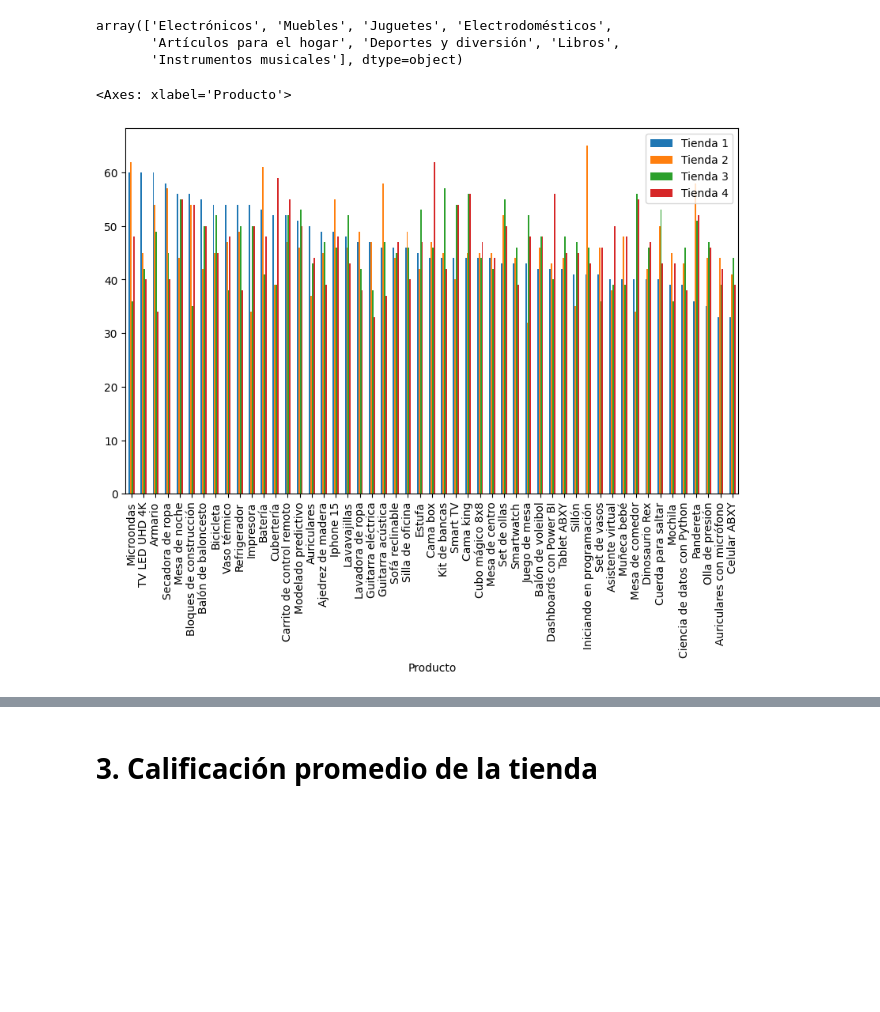
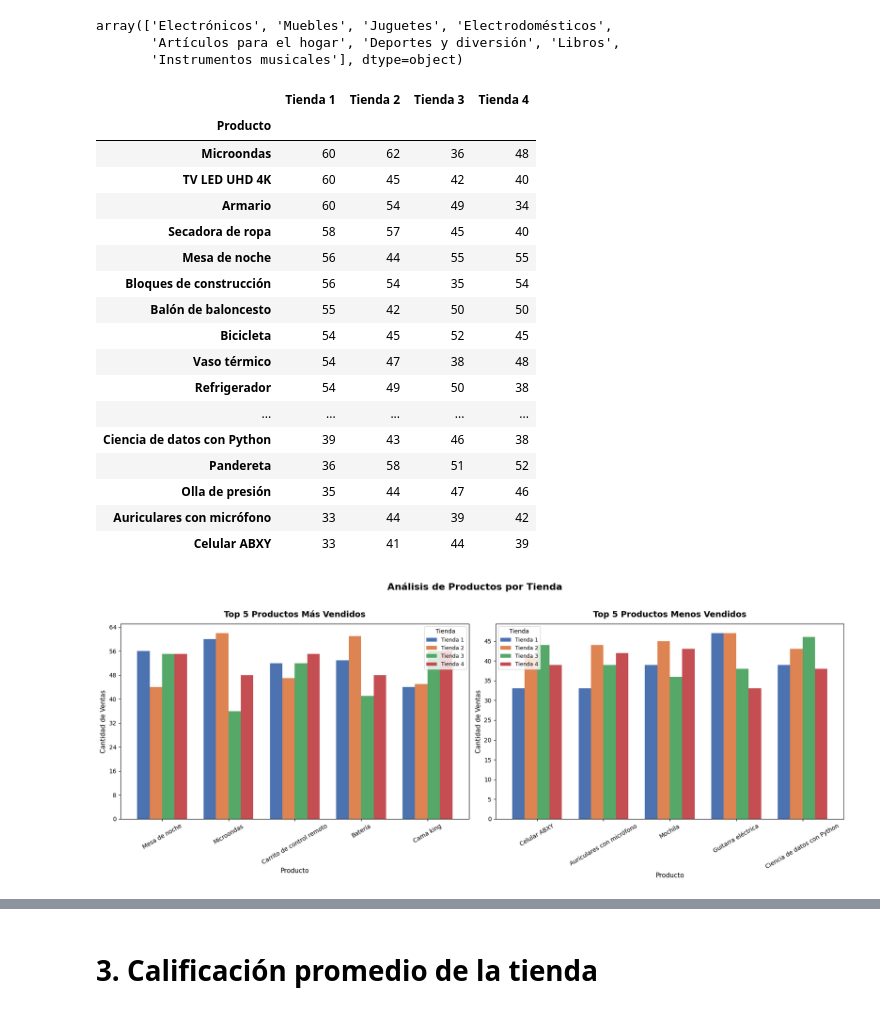
Before and after one commit to Joshep-c/alura-store-sales-analysis, a Jupyter notebook: AluraStoreLatam.ipynb, the cells around one changed output, grey strips where cells are left out. Drawn from its saved outputs; the diff is of its cells as text; code cells hidden in the pictures; blank space fills up the shorter version.

```diff
--- a/AluraStoreLatam.ipynb
+++ b/AluraStoreLatam.ipynb
@@ -69,11 +92,61 @@ comparacion_productos = pd.concat(
 
 comparacion_productos.columns = ['Tienda 1', 'Tienda 2', 'Tienda 3', 'Tienda 4']
 comparacion_productos = comparacion_productos.fillna(0)
-
-comparacion_productos.plot(kind='bar', figsize=(10,6))
+comparacion_productos
 # %% [output]
-<Axes: xlabel='Producto'>
-[figure, removed]
+|  | Tienda 1 | Tienda 2 | Tienda 3 | Tienda 4 |
+| Producto |  |  |  |  |
+| Microondas | 60 | 62 | 36 | 48 |
+| TV LED UHD 4K | 60 | 45 | 42 | 40 |
+| Armario | 60 | 54 | 49 | 34 |
+| Secadora de ropa | 58 | 57 | 45 | 40 |
+| Mesa de noche | 56 | 44 | 55 | 55 |
+| Bloques de construcción | 56 | 54 | 35 | 54 |
+| Balón de baloncesto | 55 | 42 | 50 | 50 |
+| Bicicleta | 54 | 45 | 52 | 45 |
+| Vaso térmico | 54 | 47 | 38 | 48 |
+| Refrigerador | 54 | 49 | 50 | 38 |
+| ... | ... | ... | ... | ... |
+| Ciencia de datos con Python | 39 | 43 | 46 | 38 |
+| Pandereta | 36 | 58 | 51 | 52 |
+| Olla de presión | 35 | 44 | 47 | 46 |
+| Auriculares con micrófono | 33 | 44 | 39 | 42 |
+| Celular ABXY | 33 | 41 | 44 | 39 |
+# %%
+top5 = comparacion_productos.mean(axis=1).nlargest(5).index
+bottom5 = comparacion_productos.mean(axis=1).nsmallest(5).index
+
+colores = ['#4C72B0', '#DD8452', '#55A868', '#C44E52']
+
+fig, (grafica_mas_vendidos, grafica_menos_vendidos) = plt.subplots(
+    1, 2, figsize=(18, 7)
+)
+
+comparacion_productos.loc[top5].plot(
+    kind='bar', ax=grafica_mas_vendidos, color=colores, width=0.75
+)
+grafica_mas_vendidos.set_title('Top 5 Productos Más Vendidos', fontsize=14, fontweight='bold', pad=12)
+grafica_mas_vendidos.set_xlabel('Producto', fontsize=11)
+grafica_mas_vendidos.set_ylabel('Cantidad de Ventas', fontsize=11)
+grafica_mas_vendidos.tick_params(axis='x', rotation=30)
+grafica_mas_vendidos.legend(title='Tienda', fontsize=9)
+grafica_mas_vendidos.yaxis.set_major_locator(ticker.MaxNLocator(integer=True))
+
+comparacion_productos.loc[bottom5].plot(
+    kind='bar', ax=grafica_menos_vendidos, color=colores, width=0.75
+)
+grafica_menos_vendidos.set_title('Top 5 Productos Menos Vendidos', fontsize=14, fontweight='bold', pad=12)
+grafica_menos_vendidos.set_xlabel('Producto', fontsize=11)
+grafica_menos_vendidos.set_ylabel('Cantidad de Ventas', fontsize=11)
+grafica_menos_vendidos.tick_params(axis='x', rotation=30)
+grafica_menos_vendidos.legend(title='Tienda', fontsize=9)
+grafica_menos_vendidos.yaxis.set_major_locator(ticker.MaxNLocator(integer=True))
+
+fig.suptitle('Análisis de Productos por Tienda', fontsize=16, fontweight='bold', y=1.02)
+plt.tight_layout()
+plt.show()
+# %% [output]
+[figure, added]
 # %%
 ventas_categorias1 = tienda['Categoría del Producto'].value_counts()
 ventas_categorias2 = tienda2['Categoría del Producto'].value_counts()
```
Also changed, not shown: parts of 15 cells of this notebook.
